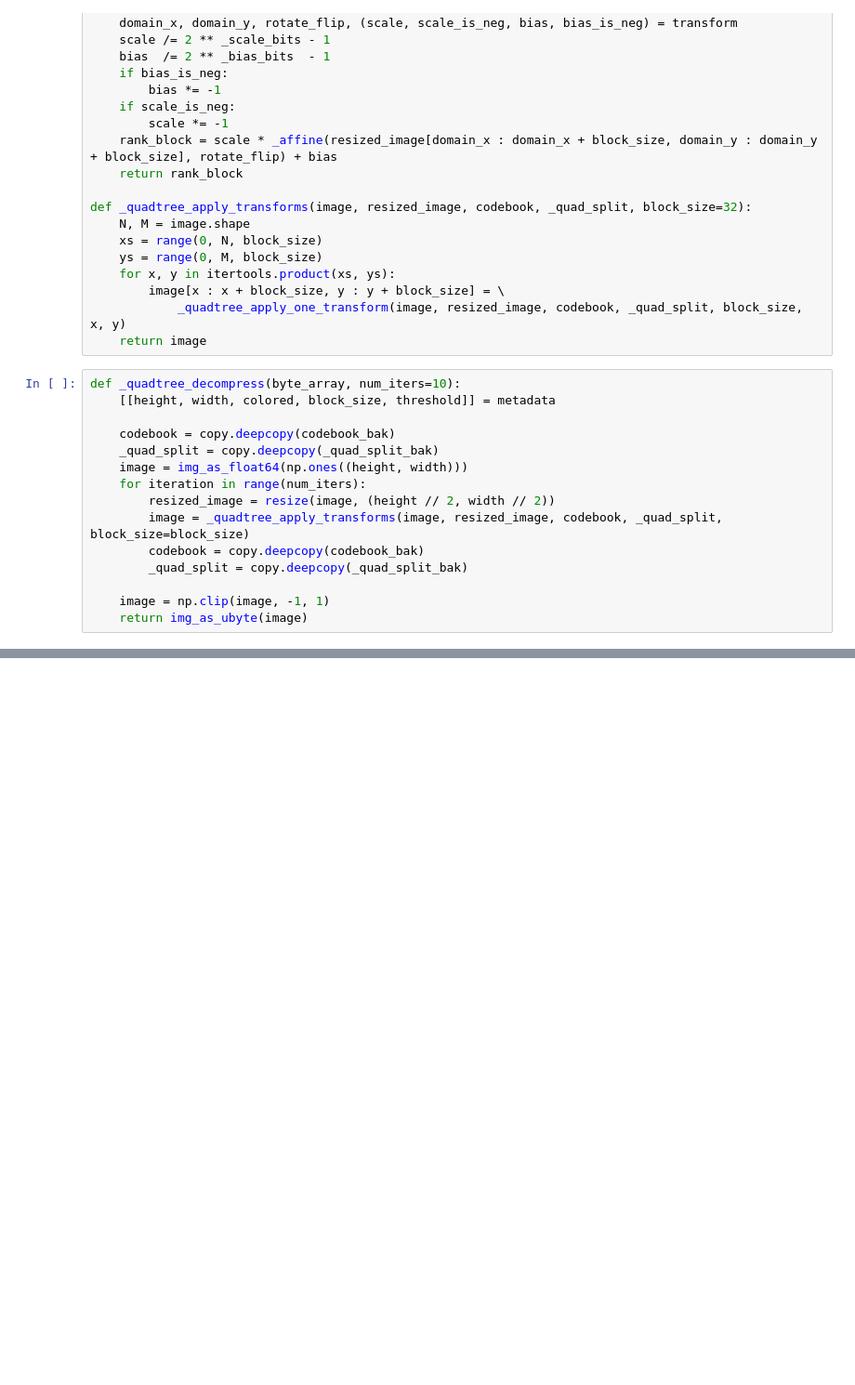
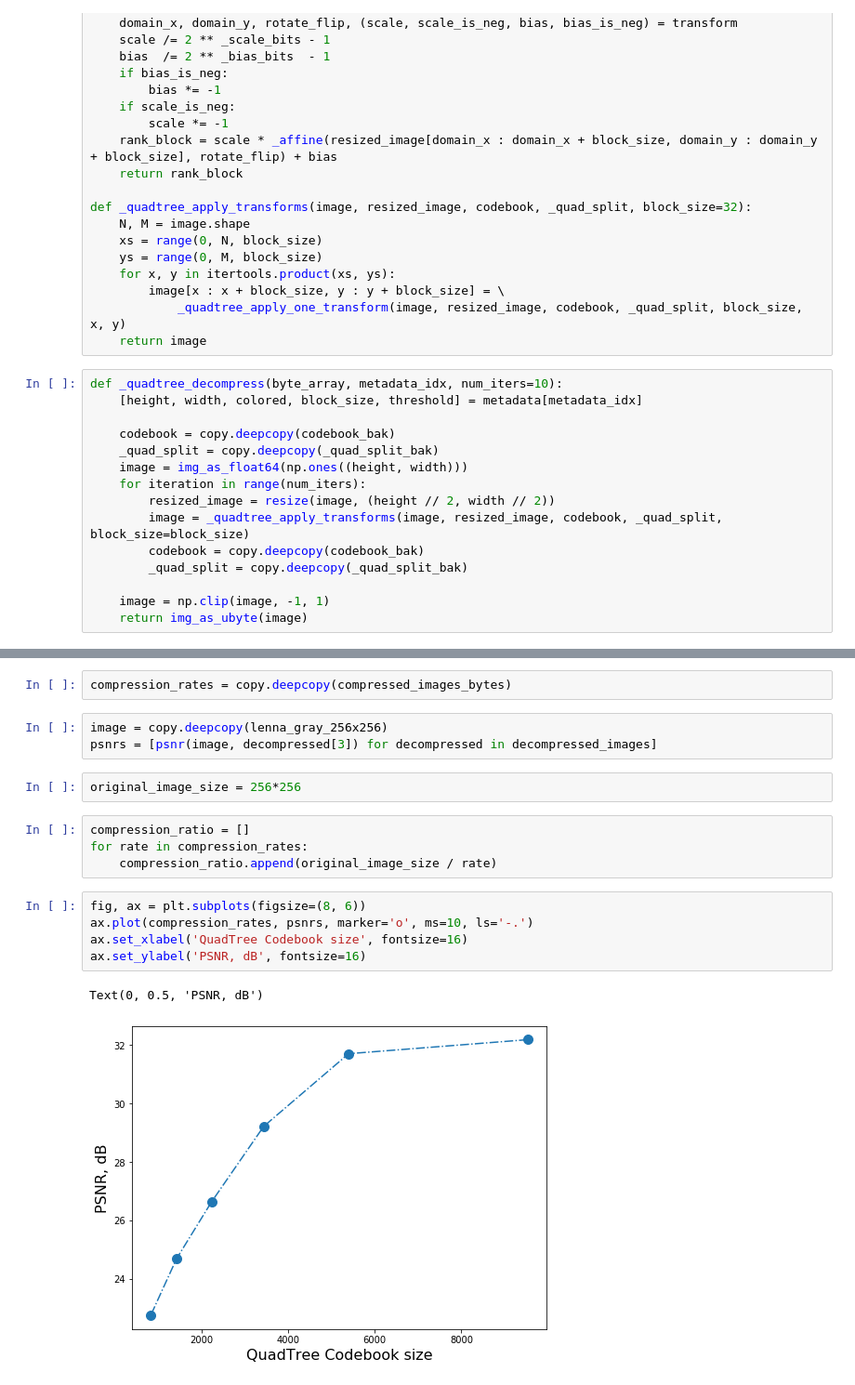
Before and after one commit to FrancisOWO/Fractal-Coding, a Jupyter notebook: QuadTree.ipynb, the cells around one changed output, grey strips where cells are left out. Shown at 93% size. Drawn from its saved outputs; the diff is of its cells as text; blank space fills up the shorter version.

```diff
--- a/QuadTree.ipynb
+++ b/QuadTree.ipynb
@@ -217,8 +218,8 @@ def _quadtree_apply_transforms(image, resized_image, codebook, _quad_split, bloc
             _quadtree_apply_one_transform(image, resized_image, codebook, _quad_split, block_size, x, y)
     return image
 # %%
-def _quadtree_decompress(byte_array, num_iters=10):
-    [[height, width, colored, block_size, threshold]] = metadata
+def _quadtree_decompress(byte_array, metadata_idx, num_iters=10):
+    [height, width, colored, block_size, threshold] = metadata[metadata_idx]
 
     codebook = copy.deepcopy(codebook_bak)
     _quad_split = copy.deepcopy(_quad_split_bak)
@@ -264,0 +328,19 @@ plt.show()
+# %%
+compression_rates = copy.deepcopy(compressed_images_bytes)
+# %%
+image = copy.deepcopy(lenna_gray_256x256)
+psnrs = [psnr(image, decompressed[3]) for decompressed in decompressed_images]
+# %%
+original_image_size = 256*256
+# %%
+compression_ratio = []
+for rate in compression_rates:
+    compression_ratio.append(original_image_size / rate)
+# %%
+fig, ax = plt.subplots(figsize=(8, 6))
+ax.plot(compression_rates, psnrs, marker='o', ms=10, ls='-.')
+ax.set_xlabel('QuadTree Codebook size', fontsize=16)
+ax.set_ylabel('PSNR, dB', fontsize=16)
+# %% [output]
+Text(0, 0.5, 'PSNR, dB')
+[figure, added]
```
Also changed, not shown: parts of 8 cells of this notebook, 19 other files.
